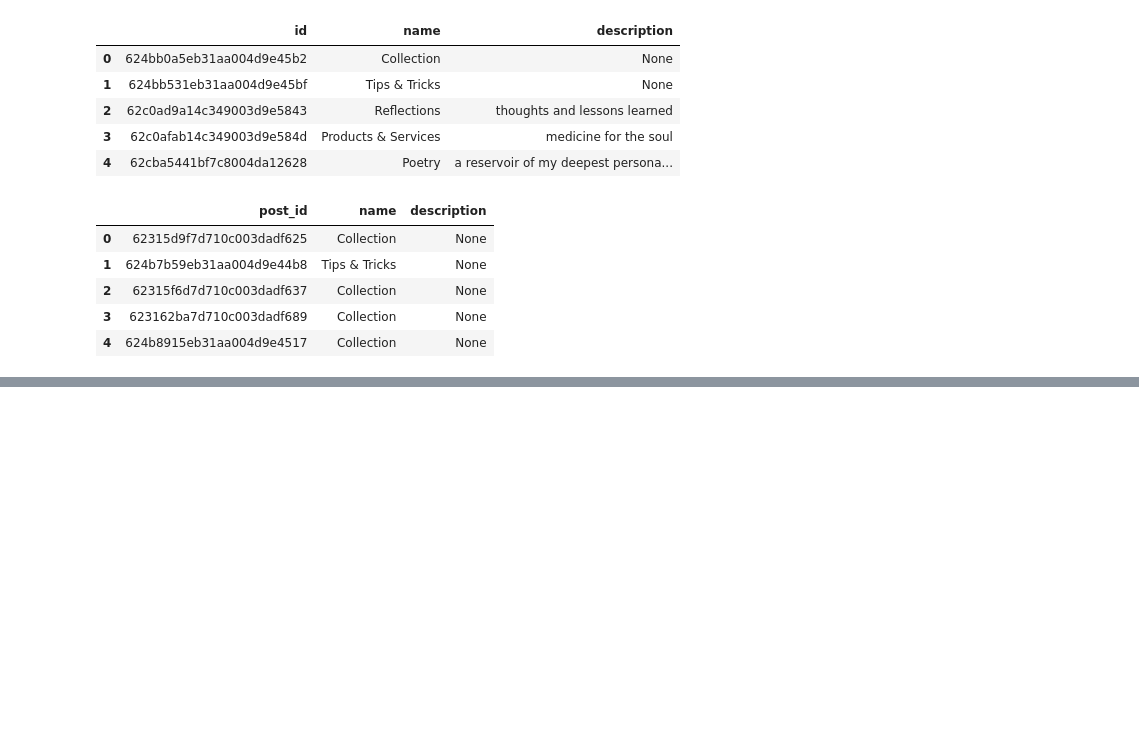
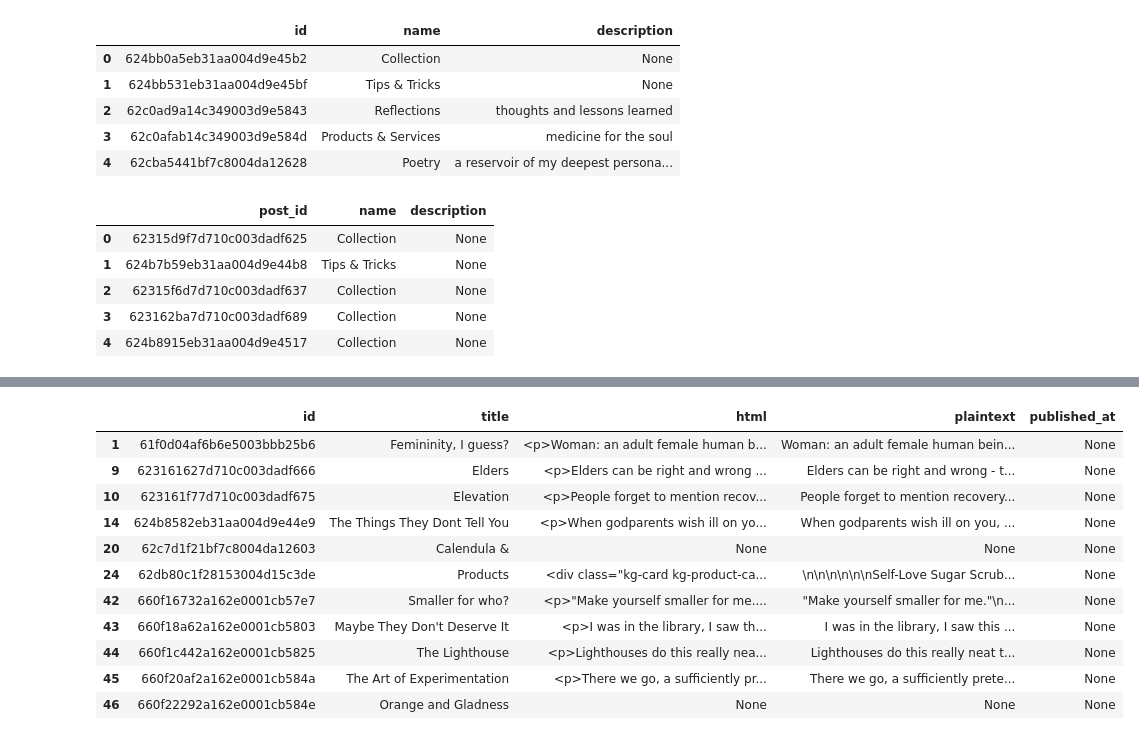
Before and after one commit to AntiquatedLemon/DataPortfolio, a Jupyter notebook: NLP/Text Processing/Processing Ghost Website DataDump.ipynb, the cells around one changed output, grey strips where cells are left out. Cells and saved outputs as stored; diff of their text form; code cells hidden in the pictures; blank space fills up the shorter version.

```diff
--- a/NLP/Text Processing/Processing Ghost Website DataDump.ipynb
+++ b/NLP/Text Processing/Processing Ghost Website DataDump.ipynb
@@ -210,0 +230,16 @@ ValueError: NaTType does not support strftime
+# %%
+nullPosts = postDetailsDf[postDetailsDf['published_at'].isnull()]
+nullPosts
+# %% [output]
+|  | id | title | html | plaintext | published_at |
+| 1 | 61f0d04af6b6e5003bbb25b6 | Femininity, I guess? | <p>Woman: an adult female human b... | Woman: an adult female human bein... | None |
+| 9 | 623161627d710c003dadf666 | Elders | <p>Elders can be right and wrong ... | Elders can be right and wrong - t... | None |
+| 10 | 623161f77d710c003dadf675 | Elevation | <p>People forget to mention recov... | People forget to mention recovery... | None |
+| 14 | 624b8582eb31aa004d9e44e9 | The Things They Dont Tell You | <p>When godparents wish ill on yo... | When godparents wish ill on you, ... | None |
+| 20 | 62c7d1f21bf7c8004da12603 | Calendula & | None | None | None |
+| 24 | 62db80c1f28153004d15c3de | Products | <div class="kg-card kg-product-ca... | \n\n\n\n\n\nSelf-Love Sugar Scrub... | None |
+| 42 | 660f16732a162e0001cb57e7 | Smaller for who? | <p>"Make yourself smaller for me.... | "Make yourself smaller for me."\n... | None |
+| 43 | 660f18a62a162e0001cb5803 | Maybe They Don't Deserve It | <p>I was in the library, I saw th... | I was in the library, I saw this ... | None |
+| 44 | 660f1c442a162e0001cb5825 | The Lighthouse | <p>Lighthouses do this really nea... | Lighthouses do this really neat t... | None |
+| 45 | 660f20af2a162e0001cb584a | The Art of Experimentation | <p>There we go, a sufficiently pr... | There we go, a sufficiently prete... | None |
+| 46 | 660f22292a162e0001cb584e | Orange and Gladness | None | None | None |
```
Also changed, not shown: parts of 7 cells of this notebook, 3 other files.
